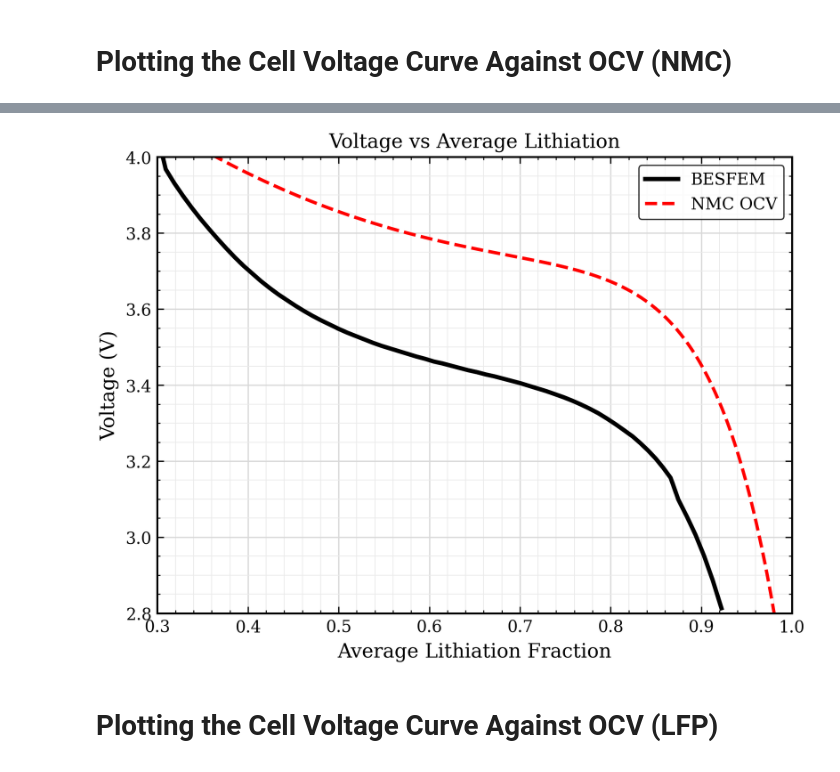
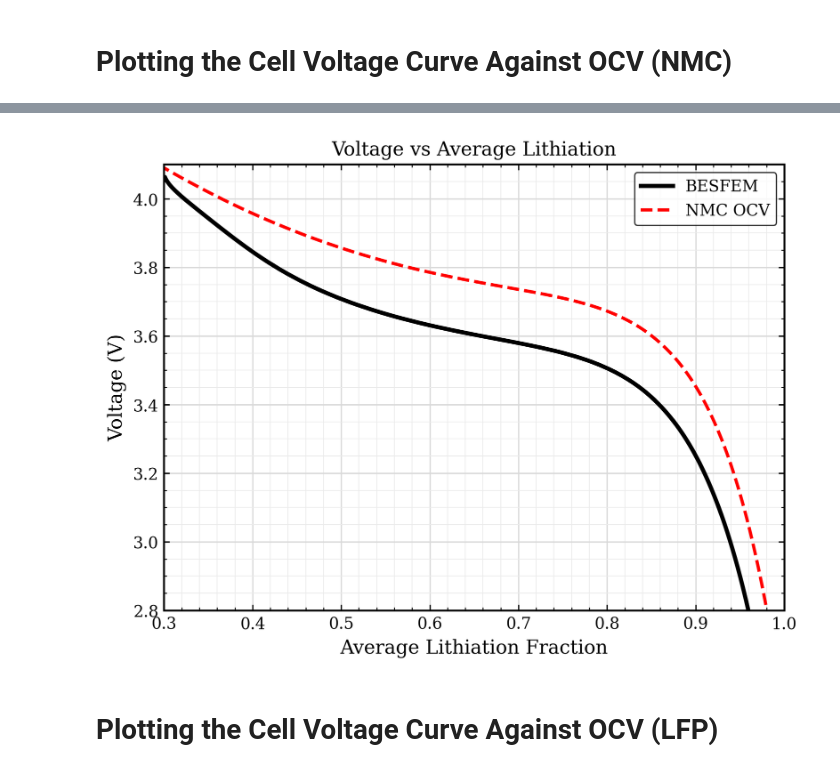
Before and after one commit to HCY-Group/BESFEM, a Jupyter notebook: plotting/OCV_CellVoltage.ipynb, the cells around one changed output, grey strips where cells are left out. Cells and saved outputs as stored; diff of their text form; code cells hidden in the pictures.

```diff
--- a/plotting/OCV_CellVoltage.ipynb
+++ b/plotting/OCV_CellVoltage.ipynb
@@ -158,7 +158,7 @@ def load_data(file_path):
 # ============================================================
 
 df1 = load_data(
-    "../MSU_HPCC/3D-NMC-HALF-13974271.SLURMout"
+    "../MSU_HPCC/NMC-half-diff-check-1.0e-6-i0x10-14762936.SLURMout"
 )
 
 # ============================================================
@@ -203,7 +203,7 @@ plt.plot(
 plt.xlabel("XfrC_avg")
 plt.ylabel("Voltage (V)")
 plt.xlim(0.3, 1.0)
-plt.ylim(2.5, 4.0)
+plt.ylim(2.5, 4.1)
 plt.title("Voltage vs Average Lithiation")
 plt.grid(True)
 plt.legend()
@@ -272,7 +272,7 @@ ax.plot(
 
 # Axes
 ax.set_xlim(0.30, 1.00)
-ax.set_ylim(2.80, 4.00)
+ax.set_ylim(2.80, 4.10)
 
 ax.set_xlabel("Average Lithiation Fraction")
 ax.set_ylabel("Voltage (V)")
@@ -282,34 +282,34 @@ ax.minorticks_on()
 
 ax.grid(
     which="major",
     color="0.85",
     linewidth=0.8
 )
 
 ax.grid(
     which="minor",
     color="0.92",
     linewidth=0.5
 )
 
 # Legend
 leg = ax.legend(
     loc="upper right",
     frameon=True
 )
 leg.get_frame().set_edgecolor("black")
 leg.get_frame().set_linewidth(0.8)
 plt.title("Voltage vs Average Lithiation")
 
 plt.tight_layout()
 plt.savefig(
     "3D_NMC_voltage_vs_OCV.png",
     dpi=600,
     bbox_inches="tight"
 )
 plt.show()
 # %% [output]
-[figure, old version]
+[figure, new version]
 # %% [markdown]
 # Plotting the Cell Voltage Curve Against OCV (LFP)
 # %%
```
Also changed, not shown: parts of 6 cells of this notebook, 13 other files.
